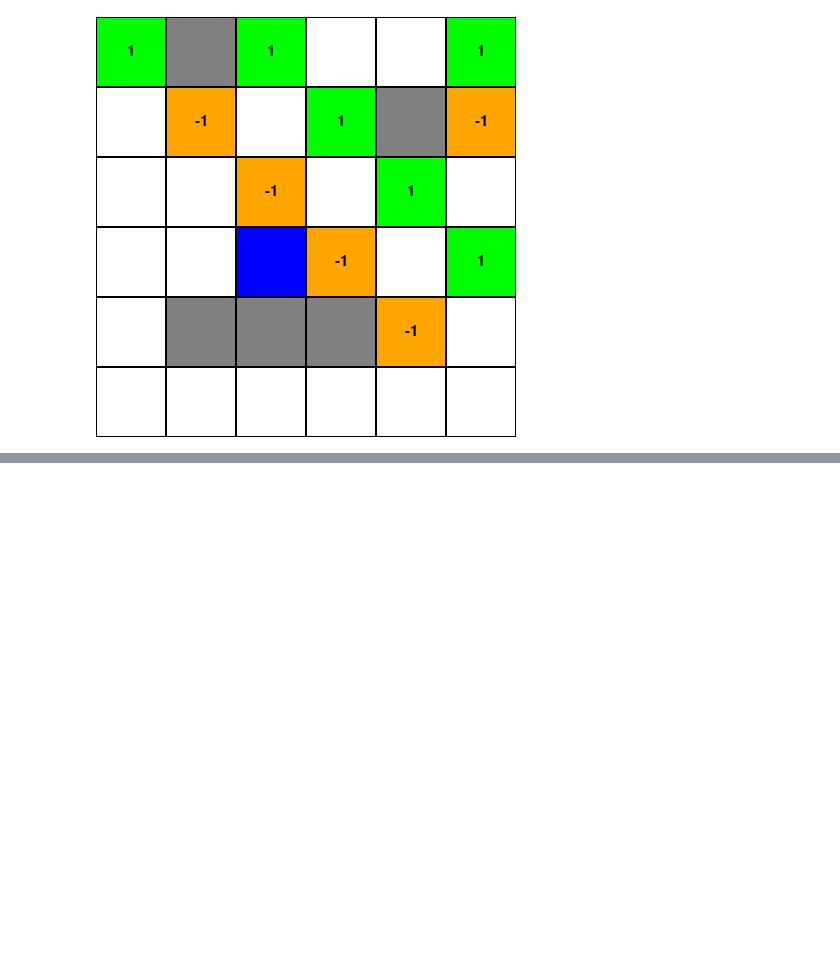
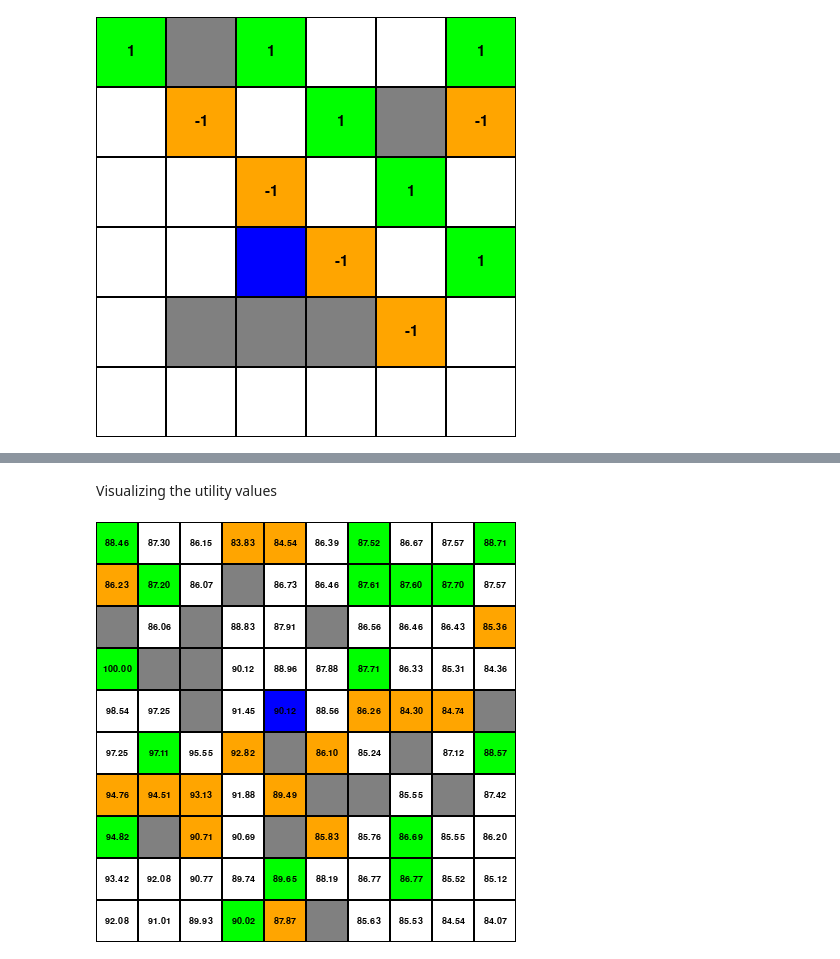
Before and after one commit to KrisCholakov02/SC4003_assignment_1, a Jupyter notebook: main.ipynb, the cells around one changed output, grey strips where cells are left out. Drawn from its saved outputs; the diff is of its cells as text; code cells hidden in the pictures; blank space fills up the shorter version.

```diff
--- a/main.ipynb
+++ b/main.ipynb
@@ -195,0 +247,11 @@ img
+# %% [markdown]
+Visualizing the utility values
+# %%
+is_vi_utility_image_name = 'is_value_iteration_utility'
+visualize_utility(vi_env, is_vi_utility_image_name)  # Visualize the utility values and save the screenshot for later use
+
+# Load the screenshot of the utility values
+img = Image.open(get_path() + '/window_capture/' + f'{is_vi_utility_image_name}.png')
+img
+# %% [output]
+[figure, added]
```
Also changed, not shown: parts of 71 cells of this notebook, 44 other files.
